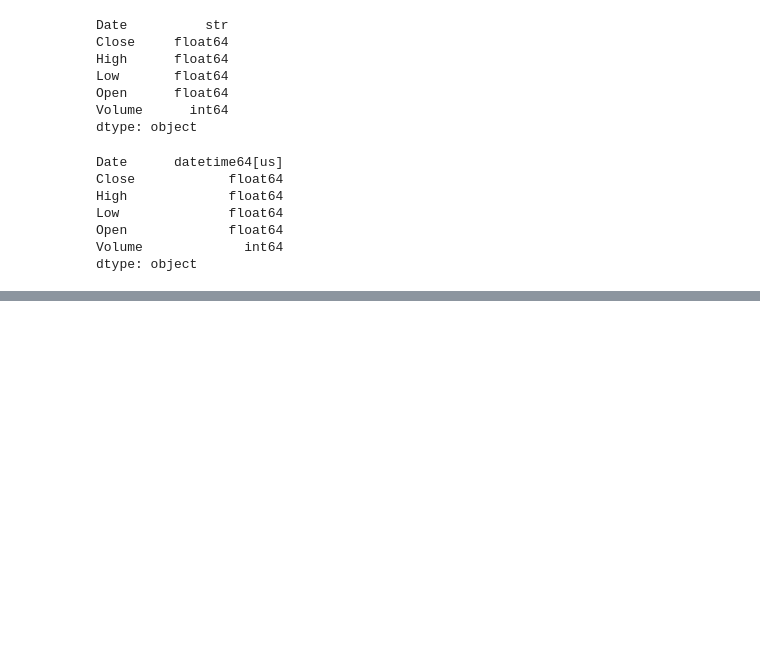
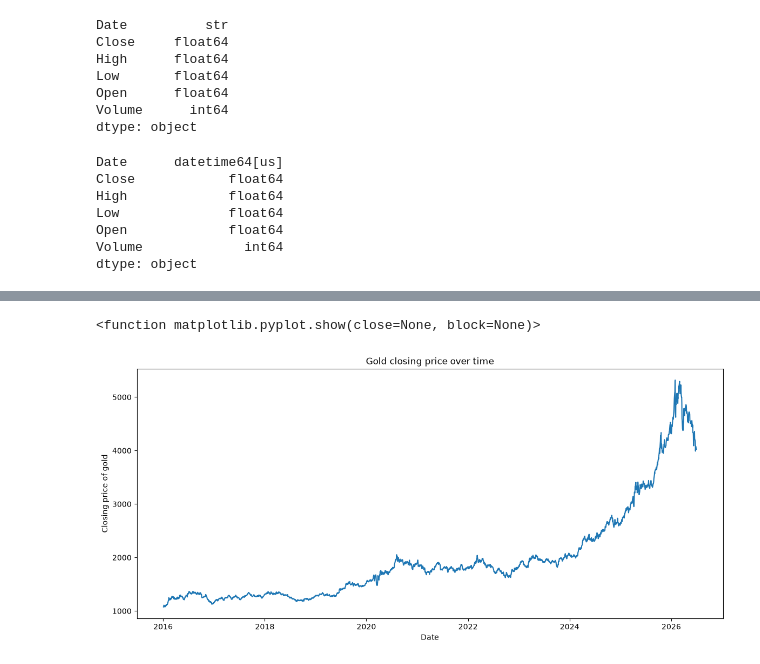
Before and after one commit to Kimu-koech/gold-price-analysis, a Jupyter notebook: gold-price-analysis/notebooks/gold_prices_analysis.ipynb, the cells around one changed output, grey strips where cells are left out. Drawn from its saved outputs; the diff is of its cells as text; code cells hidden in the pictures; blank space fills up the shorter version.

Commit message:
Add gold price plots to image directory

```diff
--- a/gold-price-analysis/notebooks/gold_prices_analysis.ipynb
+++ b/gold-price-analysis/notebooks/gold_prices_analysis.ipynb
@@ -104,3 +104,13 @@ df.describe()
 | 75% | 2023-11-13 06:00:00 | 2011.825043 | 2023.675049 | 2003.024994 | 2013.975037 | 683.250000 |
 | max | 2026-06-30 00:00:00 | 5318.399902 | 5586.200195 | 5301.600098 | 5415.700195 | 386334.000000 |
 | std | NaN | 890.168373 | 899.440283 | 881.132336 | 891.038738 | 28039.023753 |
+# %%
+plt.figure(figsize=(14,6))
+plt.plot(df["Date"],df["Close"])
+plt.title("Gold closing price over time")
+plt.xlabel("Date")
+plt.ylabel("Closing price of gold")
+plt.show
+# %% [output]
+<function matplotlib.pyplot.show(close=None, block=None)>
+[figure, added]
```
Also changed, not shown: 1 other file.
